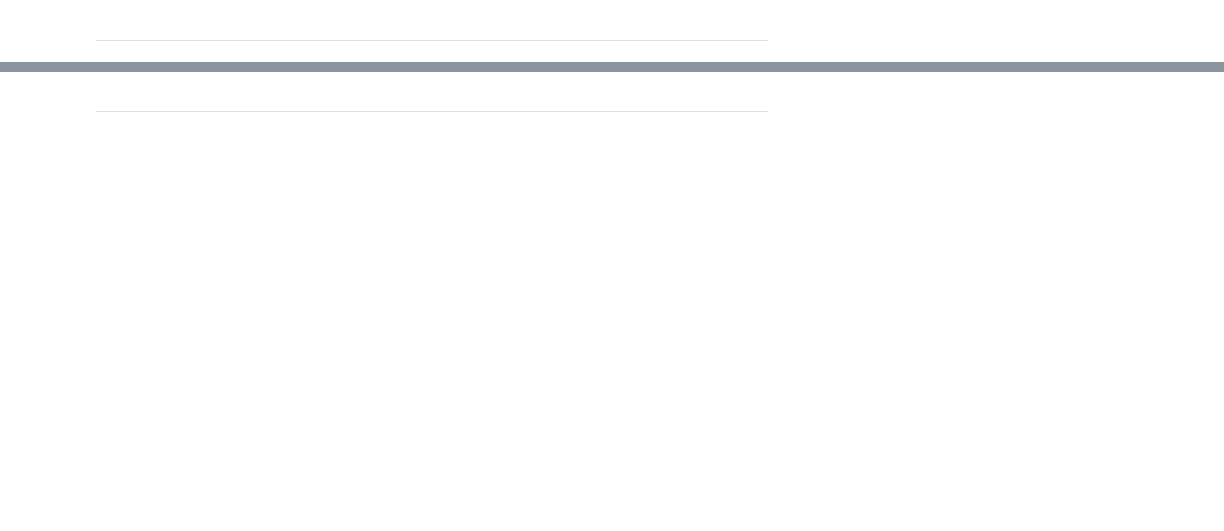
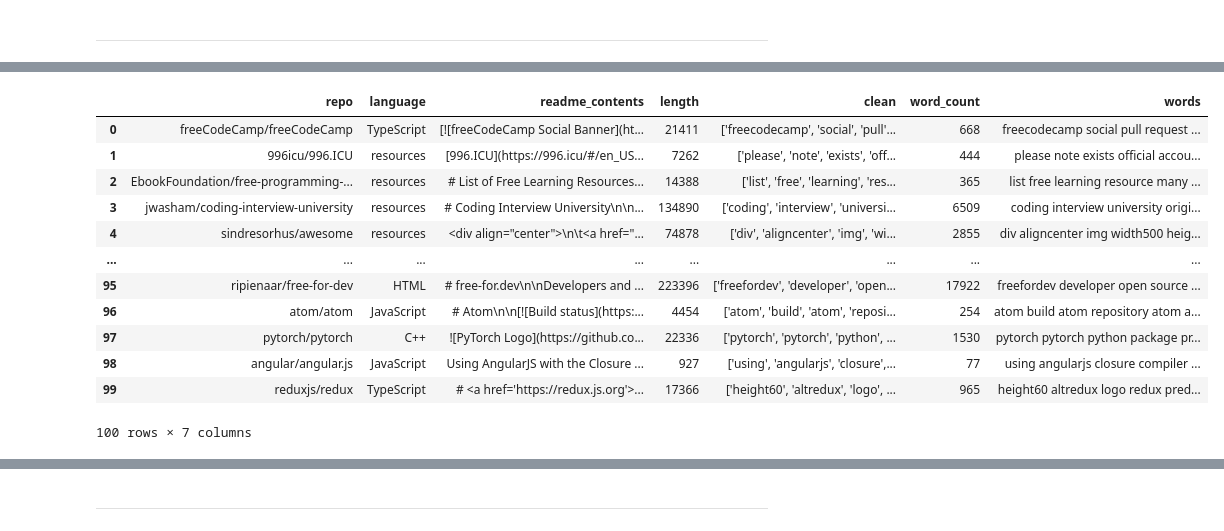
Before and after one commit to Everett-Clark-Jennifer-Lewis-NLP/NLP-Project, a Jupyter notebook: project_template.ipynb, the cells around one changed output, grey strips where cells are left out. Cells and saved outputs as stored; diff of their text form; code cells hidden in the pictures; blank space fills up the shorter version.

```diff
--- a/project_template.ipynb
+++ b/project_template.ipynb
@@ -28,0 +48,17 @@ PICTURE
+# %%
+df = pd.read_csv('json_data.csv', index_col=[0])
+df
+# %% [output]
+|  | repo | language | readme_contents | length | clean | word_count | words |
+| 0 | freeCodeCamp/freeCodeCamp | TypeScript | [![freeCodeCamp Social Banner](ht... | 21411 | ['freecodecamp', 'social', 'pull'... | 668 | freecodecamp social pull request ... |
+| 1 | 996icu/996.ICU | resources | [996.ICU](https://996.icu/#/en_US... | 7262 | ['please', 'note', 'exists', 'off... | 444 | please note exists official accou... |
+| 2 | EbookFoundation/free-programming-... | resources | # List of Free Learning Resources... | 14388 | ['list', 'free', 'learning', 'res... | 365 | list free learning resource many ... |
+| 3 | jwasham/coding-interview-university | resources | # Coding Interview University\n\n... | 134890 | ['coding', 'interview', 'universi... | 6509 | coding interview university origi... |
+| 4 | sindresorhus/awesome | resources | <div align="center">\n\t<a href="... | 74878 | ['div', 'aligncenter', 'img', 'wi... | 2855 | div aligncenter img width500 heig... |
+| ... | ... | ... | ... | ... | ... | ... | ... |
+| 95 | ripienaar/free-for-dev | HTML | # free-for.dev\n\nDevelopers and ... | 223396 | ['freefordev', 'developer', 'open... | 17922 | freefordev developer open source ... |
+| 96 | atom/atom | JavaScript | # Atom\n\n[![Build status](https:... | 4454 | ['atom', 'build', 'atom', 'reposi... | 254 | atom build atom repository atom a... |
+| 97 | pytorch/pytorch | C++ | ![PyTorch Logo](https://github.co... | 22336 | ['pytorch', 'pytorch', 'python', ... | 1530 | pytorch pytorch python package pr... |
+| 98 | angular/angular.js | JavaScript | Using AngularJS with the Closure ... | 927 | ['using', 'angularjs', 'closure',... | 77 | using angularjs closure compiler ... |
+| 99 | reduxjs/redux | TypeScript | # <a href='https://redux.js.org'>... | 17366 | ['height60', 'altredux', 'logo', ... | 965 | height60 altredux logo redux pred... |
+100 rows × 7 columns
```
Also changed, not shown: parts of 30 cells of this notebook.
